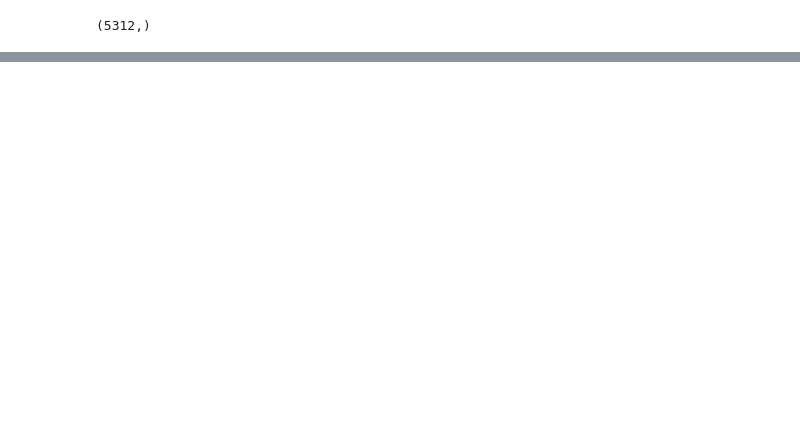
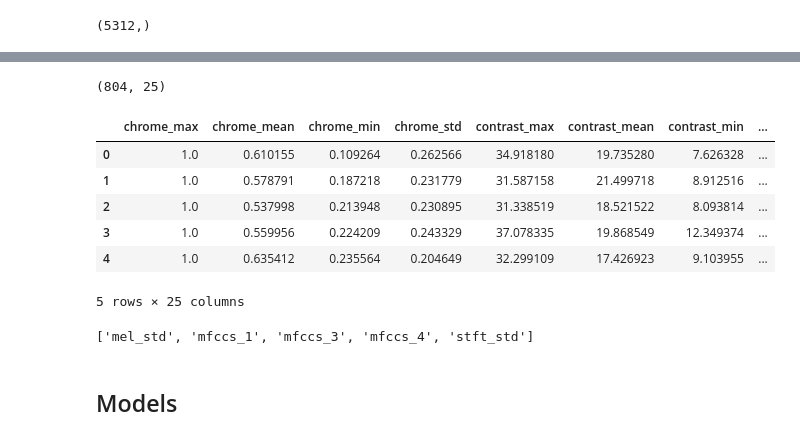
Before and after one commit to EvgenyKashin/SpeechRectification, a Jupyter notebook: notebooks/AudioFeaturesClassification.ipynb, the cells around one changed output, grey strips where cells are left out. Drawn from its saved outputs; the diff is of its cells as text; code cells hidden in the pictures; blank space fills up the shorter version.

```diff
--- a/notebooks/AudioFeaturesClassification.ipynb
+++ b/notebooks/AudioFeaturesClassification.ipynb
@@ -258,0 +261,56 @@ def extract_feature(x):
+# %%
+def extract_feature(x):
+    features = {}
+    stft = np.abs(librosa.stft(x))
+    features['stft_min'] = stft.min()
+    features['stft_max'] = stft.max()
+    features['stft_mean'] = stft.mean()
+    features['stft_std'] = stft.std()
+
+    mfccs = np.mean(librosa.feature.mfcc(a[1], n_mfcc=5).T, axis=0)
+    features['mfccs_0'] = mfccs[0]
+    features['mfccs_1'] = mfccs[1]
+    features['mfccs_2'] = mfccs[2]
+    features['mfccs_3'] = mfccs[3]
+    features['mfccs_4'] = mfccs[4]
+
+    chrome = librosa.feature.chroma_stft(S=stft)
+    features['chrome_min'] = chrome.min()
+    features['chrome_max'] = chrome.max()
+    features['chrome_mean'] = chrome.mean()
+    features['chrome_std'] = chrome.std()
+
+    mel = librosa.feature.melspectrogram(x)
+    features['mel_min'] = mel.min()
+    features['mel_max'] = mel.max()
+    features['mel_mean'] = mel.mean()
+    features['mel_std'] = mel.std()
+
+    contrast = librosa.feature.spectral_contrast(x)
+    features['contrast_min'] = contrast.min()
+    features['contrast_max'] = contrast.max()
+    features['contrast_mean'] = contrast.mean()
+    features['contrast_std'] = contrast.std()
+
+    tonnetz = librosa.feature.tonnetz(y=librosa.effects.harmonic(x))
+    features['tonnetz_min'] = tonnetz.min()
+    features['tonnetz_max'] = tonnetz.max()
+    features['tonnetz_mean'] = tonnetz.mean()
+    features['tonnetz_std'] = tonnetz.std()
+    return features
+# %%
+X_df = pd.DataFrame([extract_feature(x) for x in X])
+# %%
+X_df.shape
+# %% [output]
+(804, 25)
+# %%
+X_df.head()
+# %% [output]
+|  | chrome_max | chrome_mean | chrome_min | chrome_std | contrast_max | contrast_mean | contrast_min | ... |
+| 0 | 1.0 | 0.610155 | 0.109264 | 0.262566 | 34.918180 | 19.735280 | 7.626328 | ... |
+| 1 | 1.0 | 0.578791 | 0.187218 | 0.231779 | 31.587158 | 21.499718 | 8.912516 | ... |
+| 2 | 1.0 | 0.537998 | 0.213948 | 0.230895 | 31.338519 | 18.521522 | 8.093814 | ... |
+| 3 | 1.0 | 0.559956 | 0.224209 | 0.243329 | 37.078335 | 19.868549 | 12.349374 | ... |
+| 4 | 1.0 | 0.635412 | 0.235564 | 0.204649 | 32.299109 | 17.426923 | 9.103955 | ... |
+5 rows × 25 columns
@@ -258,0 +321,4 @@ def extract_feature(x):
+# %%
+rep.get_rejected_variables()
+# %% [output]
+['mel_std', 'mfccs_1', 'mfccs_3', 'mfccs_4', 'stft_std']
@@ -258,0 +328,2 @@ def extract_feature(x):
+# %% [markdown]
+## Models
```
Also changed, not shown: parts of 32 cells of this notebook.
